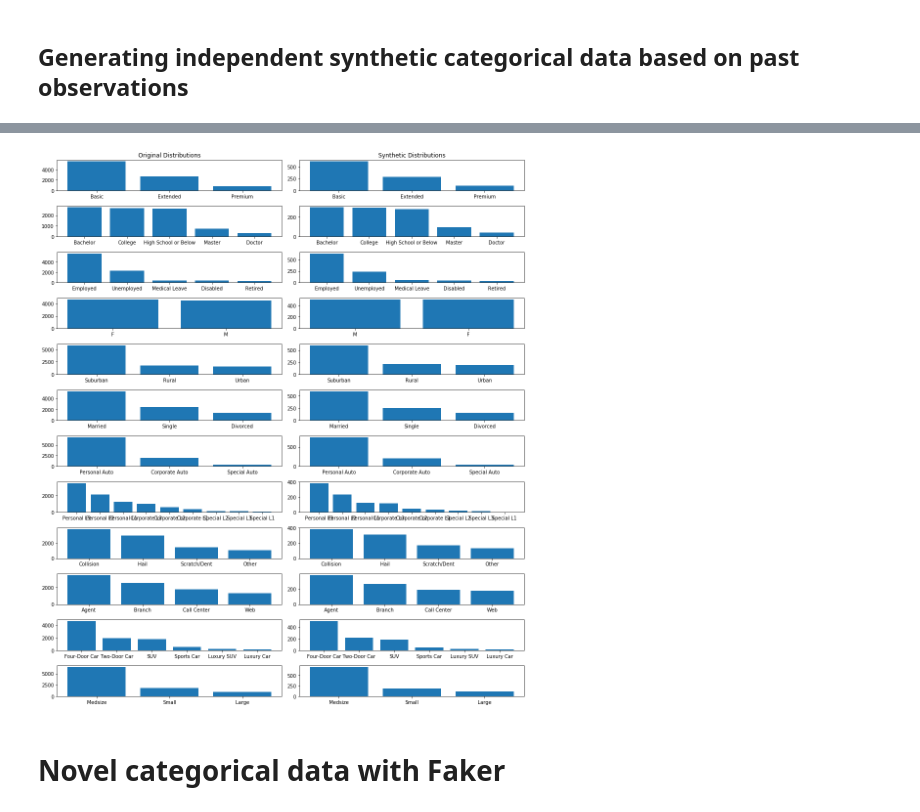
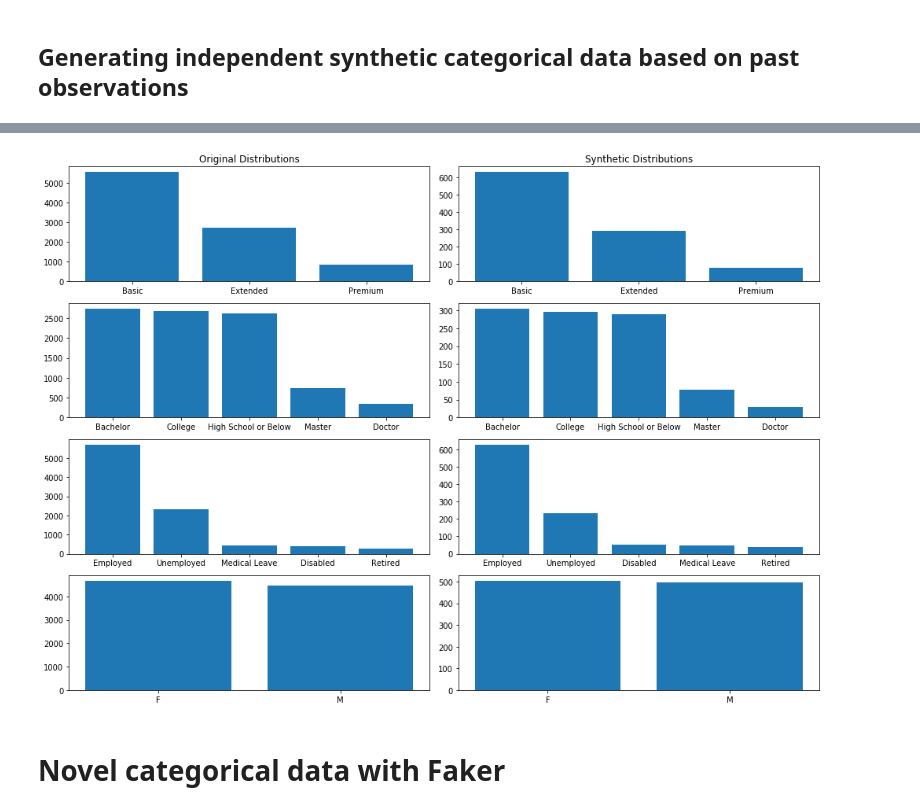
Before and after one commit to datascience-gft/blog_posts, a Jupyter notebook: synthetic_insurance_data/synthetic_insurance_data.ipynb, the cells around one changed output, grey strips where cells are left out. Drawn from its saved outputs; the diff is of its cells as text; code cells hidden in the pictures.

```diff
--- a/synthetic_insurance_data/synthetic_insurance_data.ipynb
+++ b/synthetic_insurance_data/synthetic_insurance_data.ipynb
@@ -145,10 +153,11 @@ cat_data.head()
 # %%
 def visulise_distributions(original, synthetic, columns, path=None):
 
-    fig, ax = plt.subplots(len(columns), 2, figsize=(14,16))
+    fig, ax = plt.subplots(len(columns), 2, figsize=(14,10))
 
 
     for i, col in enumerate(columns, start=0):
+#         print(col)
 
         # Original data
         vc = usa[col].value_counts()
@@ -161,12 +170,14 @@ def visulise_distributions(original, synthetic, columns, path=None):
         ax[i][1].bar(x=vc.index, height=vc)
 
     plt.tight_layout()
-    if path not None:
+    if path is not None:
         plt.savefig(path)
 # %%
+cat_columns = ['Coverage', 'Education', 'EmploymentStatus', 'Gender']
+
 visulise_distributions(usa, cat_data, cat_columns, path="cat_dist_compare.png")
 # %% [output]
-[figure, old version]
+[figure, new version]
 # %% [markdown]
 # Novel categorical data with Faker
 # %%
```
Also changed, not shown: parts of 20 cells of this notebook, 2 other files.
